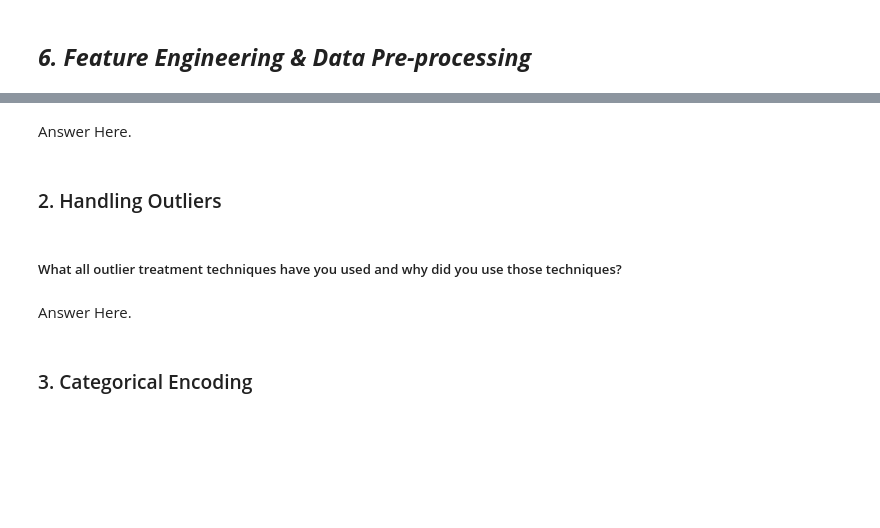
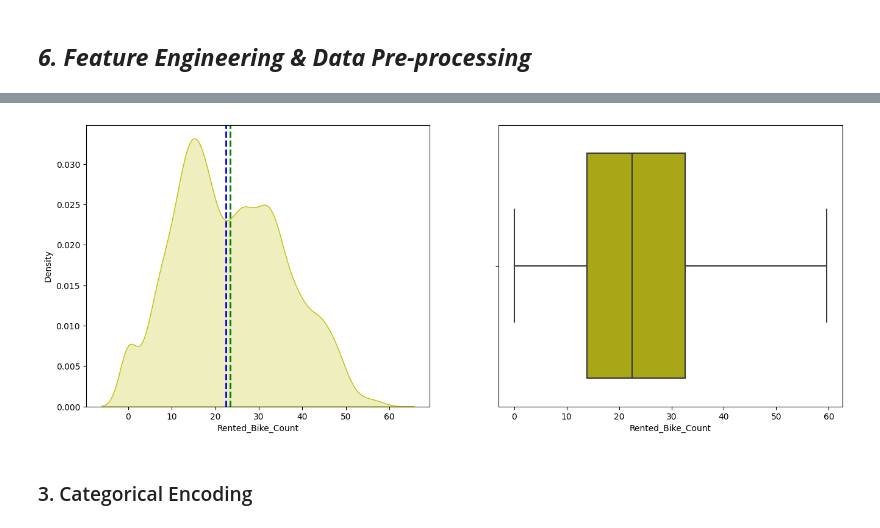
Before and after one commit to shubham19nijwala/Bike_Sharing_Demand_Prediction-Regression, a Jupyter notebook: Bike_Sharing_Demand_Prediction.ipynb, the cells around one changed output, grey strips where cells are left out. Drawn from its saved outputs; the diff is of its cells as text; code cells hidden in the pictures; blank space fills up the shorter version.

```diff
--- a/Bike_Sharing_Demand_Prediction.ipynb
+++ b/Bike_Sharing_Demand_Prediction.ipynb
@@ -640,0 +649,2 @@ plt.show()
+# %%
+bike_df_copy=bike_df.copy()
@@ -640,0 +666,2 @@ plt.show()
+# %%
+bike_df_copy.drop(columns = ['Dew_point_temperature'],axis = 1, inplace = True)
@@ -640,0 +683,2 @@ plt.show()
+# %%
+bike_df_copy.drop(columns = ['Humidity'],axis = 1, inplace = True)
@@ -709,4 +764,0 @@ Answer Here.
-# %% [markdown]
-Answer Here.
-# %% [markdown]
-### 2. Handling Outliers
@@ -715,6 +765,12 @@ Answer Here.
-# %% [markdown]
-##### What all outlier treatment techniques have you used and why did you use those techniques?
-# %% [markdown]
-Answer Here.
+# %%
+# Treatment of Outliers in our dependent Variable(applying square root transformation)
+fig,(ax1,ax2)=plt.subplots(1,2,figsize=(16,6))
+sns.kdeplot(np.sqrt(bike_df_copy['Rented_Bike_Count']),color='y',fill=True,ax=ax1)
+ax1.axvline(np.sqrt(bike_df_copy['Rented_Bike_Count']).mean(), color='green', linestyle='dashed', linewidth=2)
+ax1.axvline(np.sqrt(bike_df_copy['Rented_Bike_Count']).median(), color='blue', linestyle='dashed', linewidth=2)
+sns.boxplot(x= np.sqrt(bike_df_copy['Rented_Bike_Count']),color='y')
+plt.show()
+# %% [output]
+[figure, added]
 # %% [markdown]
 ### 3. Categorical Encoding
```
Also changed, not shown: parts of 44 cells of this notebook.
